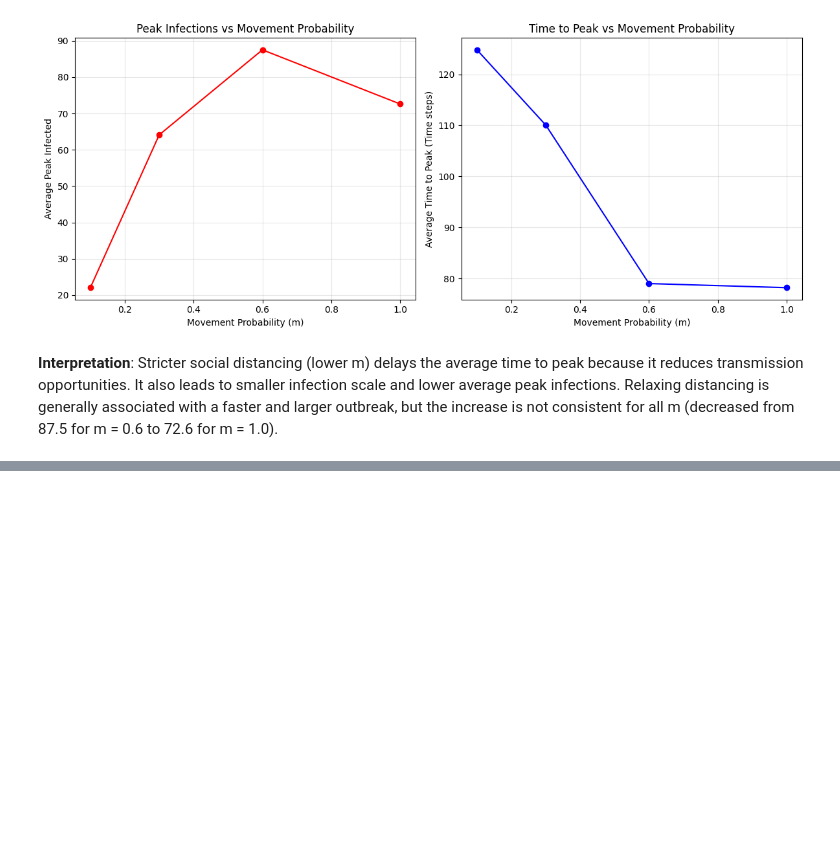
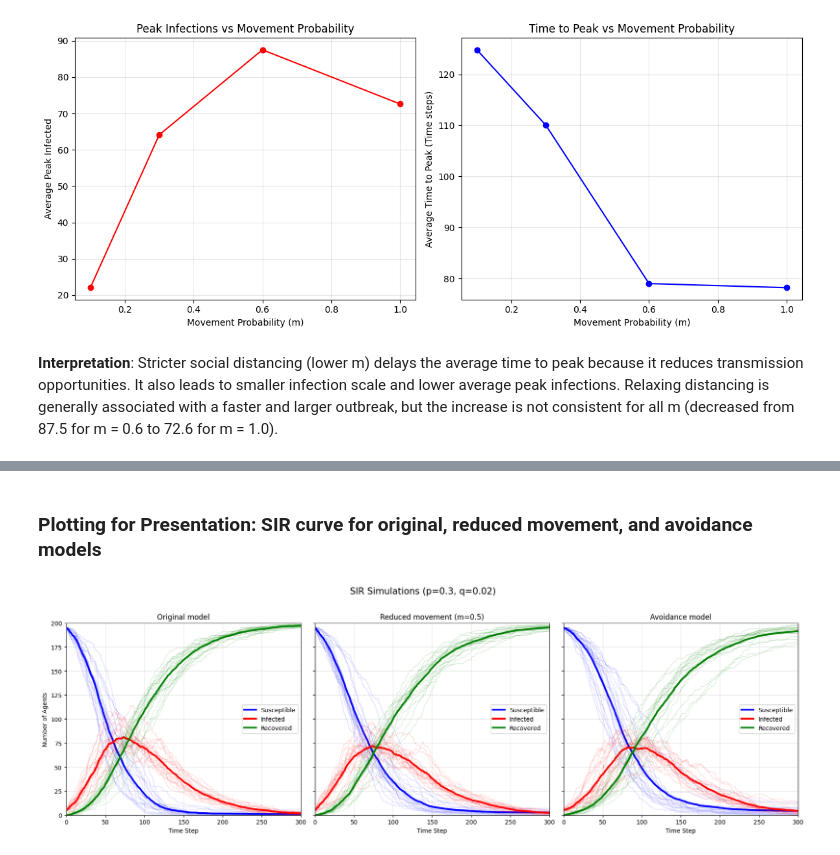
Before and after one commit to JIESIMIN/BMI500_Lecture7HW, a Jupyter notebook: Question2.ipynb, the cells around one changed output, grey strips where cells are left out. Saved outputs shown, nothing was run; the diff lists cells and outputs as text; code cells hidden in the pictures; blank space fills up the shorter version.

```diff
--- a/Question2.ipynb
+++ b/Question2.ipynb
@@ -473,0 +604,78 @@ plt.show()
+# %% [markdown]
+### **Plotting for Presentation: SIR curve for original, reduced movement, and avoidance models**
+# %%
+# Simulation settings
+p, q = 0.3, 0.02
+m = 0.5
+grid_size, n_agents = 20, 200
+n_steps, n_runs = 300, 20
+
+measures = ['original', 'reduced', 'avoidance']
+results_comparison = {}
+
+# Run 20 simulations per model using the same seed list
+for measure in measures:
+    runs = []
+
+    for seed in range(n_runs):
+        if measure == 'original':
+            counts = simulate(p, q, seed=seed)
+        else:
+            counts = simulate_distancing(
+                p, q, measure, m=m, seed=seed
+            )
+
+        runs.append(counts)
+
+    results_comparison[measure] = np.array(runs)
+
+# Plot settings
+state_names = ['Susceptible', 'Infected', 'Recovered']
+colors = ['blue', 'red', 'green']
+titles = [
+    'Original model',
+    f'Reduced movement (m={m})',
+    'Avoidance model'
+]
+time = np.arange(n_steps + 1)
+
+fig, axes = plt.subplots(1, 3, figsize=(18, 6), sharex=True, sharey=True)
+
+for ax, measure, title in zip(axes, measures, titles):
+    runs = results_comparison[measure]
+    average = runs.mean(axis=0)
+
+    for i, (name, color) in enumerate(zip(state_names, colors)):
+        # Individual simulation trajectories
+        for run in runs:
+            ax.plot(
+                time, run[:, i],
+                color=color, alpha=0.15, linewidth=1
+            )
+
+        # Average across all 20 runs at each time step
+        ax.plot(
+            time, average[:, i],
+            color=color, linewidth=3, label=name
+        )
+
+    ax.set_title(title)
+    ax.set_xlabel('Time Step')
+    ax.set_xlim(0, n_steps)
+    ax.set_ylim(0, n_agents)
+    ax.grid(alpha=0.3)
+    ax.legend()
+
+axes[0].set_ylabel('Number of Agents')
+
+fig.suptitle(f'SIR Simulations (p={p}, q={q})\n',fontsize=15)
+
+fig.tight_layout()
+fig.savefig(
+    'sir_models_individual_runs_and_average.png',
+    dpi=300,
+    bbox_inches='tight'
+)
+plt.show()
+# %% [output]
+[figure, added]
```
Also changed, not shown: parts of 8 cells of this notebook, 3 other files.
